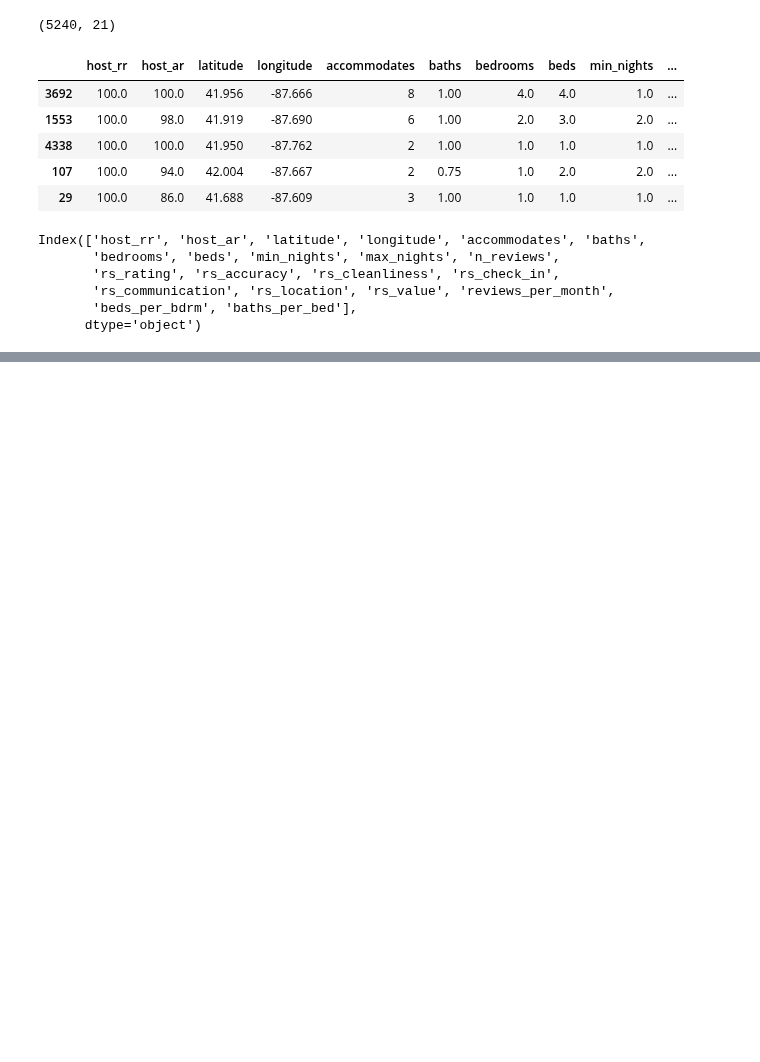
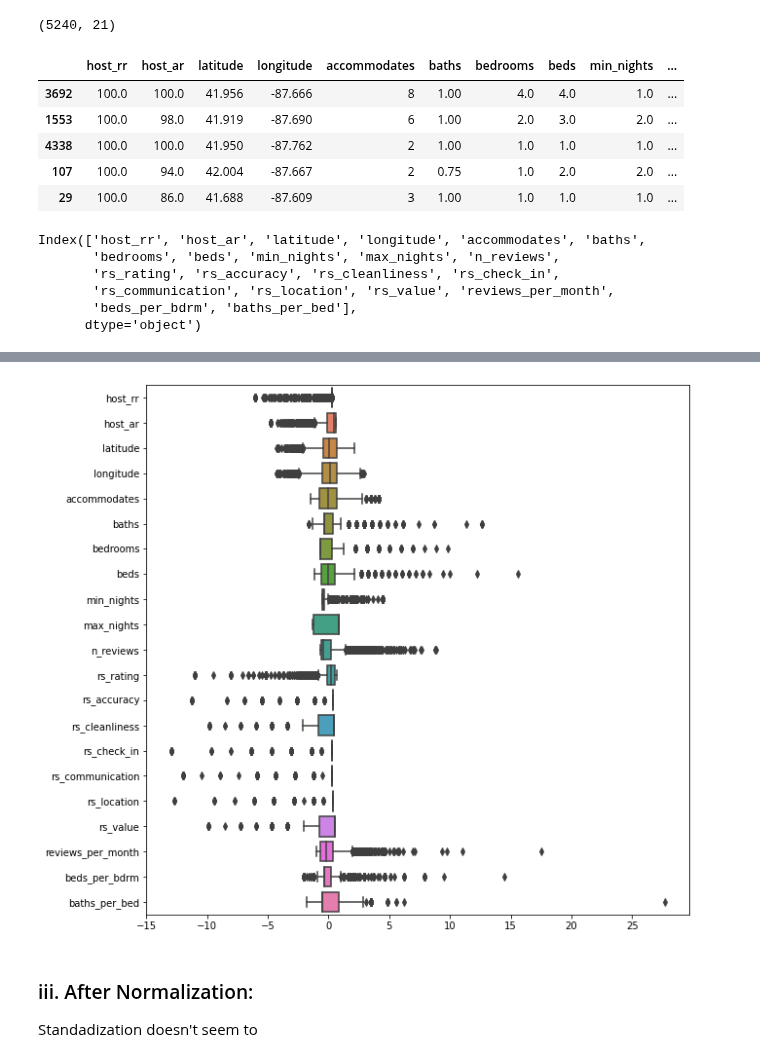
Before and after one commit to harera3/ML_Portfolio, a Jupyter notebook: 08_Chicago_AirBnB_Feature_Engineering.ipynb, the cells around one changed output, grey strips where cells are left out. Drawn from its saved outputs; the diff is of its cells as text; code cells hidden in the pictures; blank space fills up the shorter version.

```diff
--- a/08_Chicago_AirBnB_Feature_Engineering.ipynb
+++ b/08_Chicago_AirBnB_Feature_Engineering.ipynb
@@ -80,5 +114,7 @@ Index(['host_rr', 'host_ar', 'latitude', 'longitude', 'accommodates', 'baths',
 from sklearn.preprocessing import StandardScaler
 
 scaler = StandardScaler()
-X_train_num = train[num_cols].copy()
-X_train_scaled = scaler.fit_transf
+X_train_scaled = scaler.fit_transform(X_train_num)
+X_train_scaled = pd.DataFrame(X_train_scaled,
+                             columns=num_cols)
+X_train_scaled.describe().T
@@ -84,0 +139,8 @@ X_train_scaled = scaler.fit_transf
+# %%
+plt.figure(figsize=(10,10))
+ax = sns.boxplot(data=X_train_scaled, orient="h", palette="husl")
+# %% [output]
+[figure, added]
+# %% [markdown]
+### iii. After Normalization:
+Standadization doesn't seem to
```
Also changed, not shown: parts of 6 cells of this notebook.
